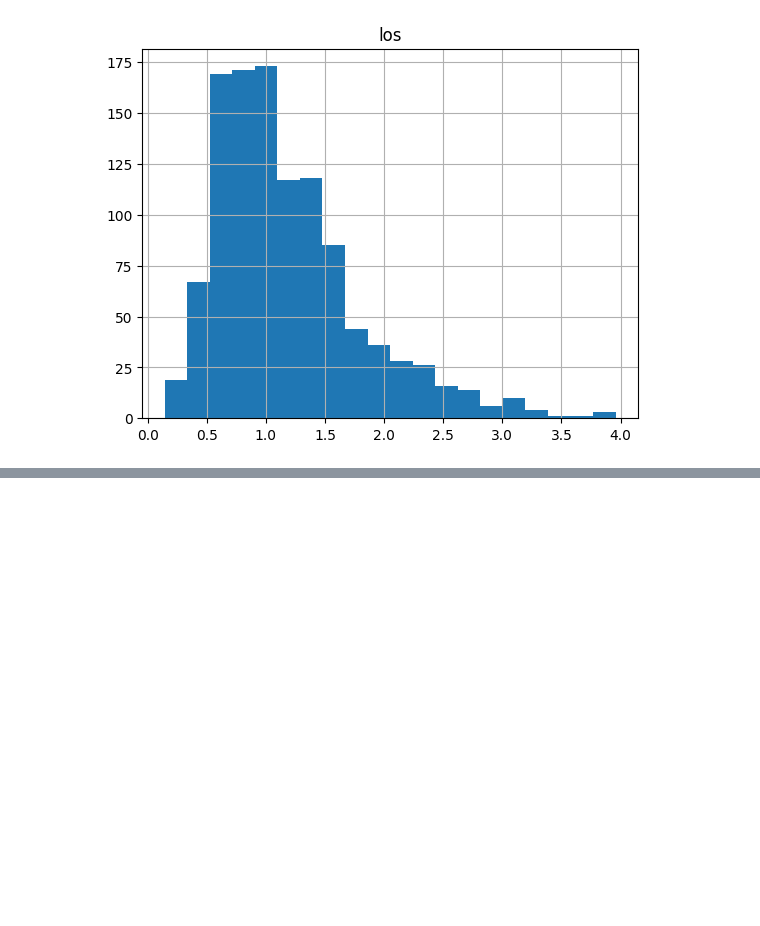
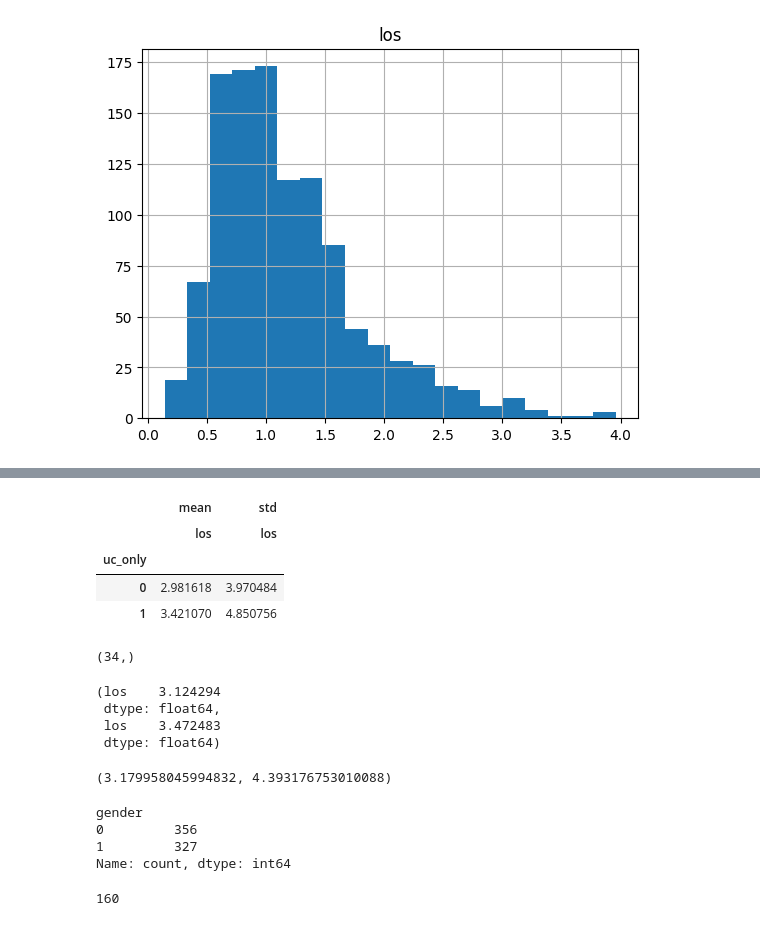
Before and after one commit to sitdownkevin/IBD-EDA, a Jupyter notebook: scripts/aes_2024_proposal.ipynb, the cells around one changed output, grey strips where cells are left out. Saved outputs shown, nothing was run; the diff lists cells and outputs as text; code cells hidden in the pictures; blank space fills up the shorter version.

```diff
--- a/scripts/aes_2024_proposal.ipynb
+++ b/scripts/aes_2024_proposal.ipynb
@@ -171,0 +236,40 @@ plt.hist(np.log(X['los']), bins=20)
+# %%
+pd.pivot_table(data, values='los', index='uc_only', aggfunc=['mean', 'std'])
+# %% [output]
+|  | mean | std |
+|  | los | los |
+| uc_only |  |  |
+| 0 | 2.981618 | 3.970484 |
+| 1 | 3.421070 | 4.850756 |
+# %%
+data[data['uc_cd'] == 1]['subject_id'].unique().shape
+# %% [output]
+(34,)
+# %%
+data.groupby('subject_id').agg({
+    'los': 'mean'
+}).mean(), data.groupby('subject_id').agg({
+    'los': 'mean'
+}).std()
+# %% [output]
+(los    3.124294
+ dtype: float64,
+ los    3.472483
+ dtype: float64)
+# %%
+data['los'].mean(), data['los'].std(),
+# %% [output]
+(3.179958045994832, 4.393176753010088)
+# %%
+data.groupby('subject_id').agg({
+    'gender': 'first'
+}).value_counts()
+# %% [output]
+gender
+0         356
+1         327
+Name: count, dtype: int64
+# %%
+data['die_in_icu'].sum()
+# %% [output]
+160
```
Also changed, not shown: parts of 13 cells of this notebook, 2 other files.
